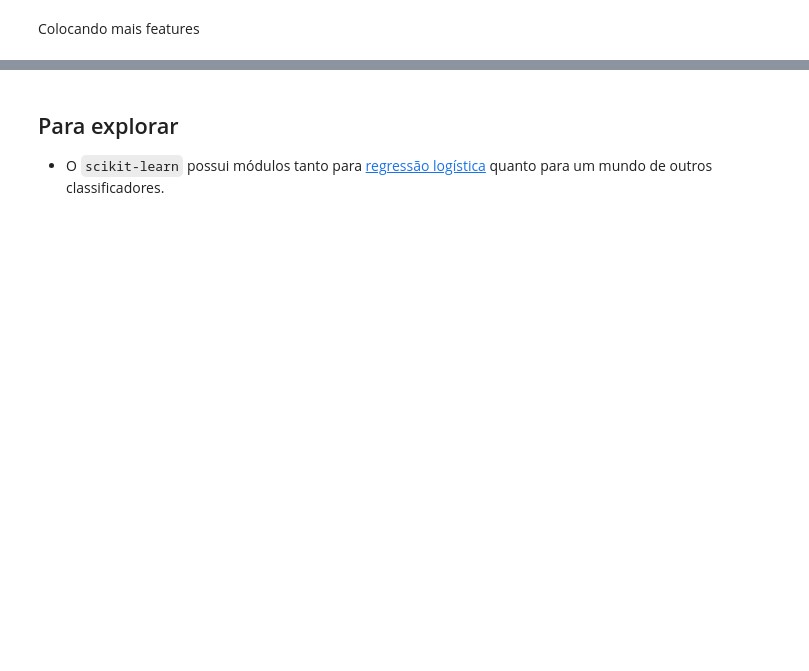
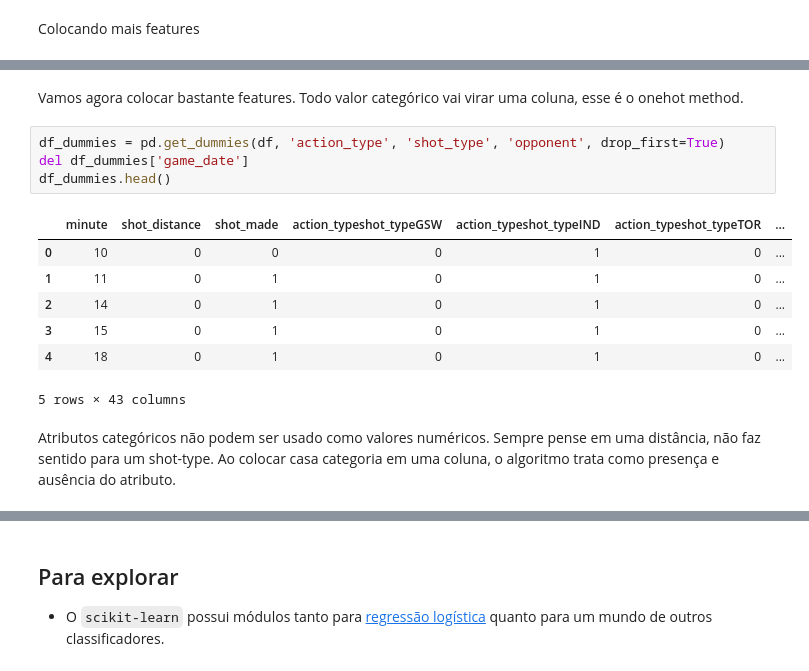
Before and after one commit to icd-ufmg/material, a Jupyter notebook: aulas/21-Logistica/21 - Regressão Logística.ipynb, the cells around one changed output, grey strips where cells are left out. Drawn from its saved outputs; the diff is of its cells as text; blank space fills up the shorter version.

```diff
--- a/aulas/21-Logistica/21 - Regressão Logística.ipynb
+++ b/aulas/21-Logistica/21 - Regressão Logística.ipynb
@@ -365,0 +389,16 @@ model.predict(X_test)
+# %% [markdown]
+Vamos agora colocar bastante features. Todo valor categórico vai virar uma coluna, esse é o onehot method.
+# %%
+df_dummies = pd.get_dummies(df, 'action_type', 'shot_type', 'opponent', drop_first=True)
+del df_dummies['game_date']
+df_dummies.head()
+# %% [output]
+|  | minute | shot_distance | shot_made | action_typeshot_typeGSW | action_typeshot_typeIND | action_typeshot_typeTOR | ... |
+| 0 | 10 | 0 | 0 | 0 | 1 | 0 | ... |
+| 1 | 11 | 0 | 1 | 0 | 1 | 0 | ... |
+| 2 | 14 | 0 | 1 | 0 | 1 | 0 | ... |
+| 3 | 15 | 0 | 1 | 0 | 1 | 0 | ... |
+| 4 | 18 | 0 | 1 | 0 | 1 | 0 | ... |
+5 rows × 43 columns
+# %% [markdown]
+Atributos categóricos não podem ser usado como valores numéricos. Sempre pense em uma distância, não faz sentido para um shot-type. Ao colocar casa categoria em uma coluna, o algoritmo trata como presença e ausência do atributo.
```
Also changed, not shown: parts of 32 cells of this notebook.
